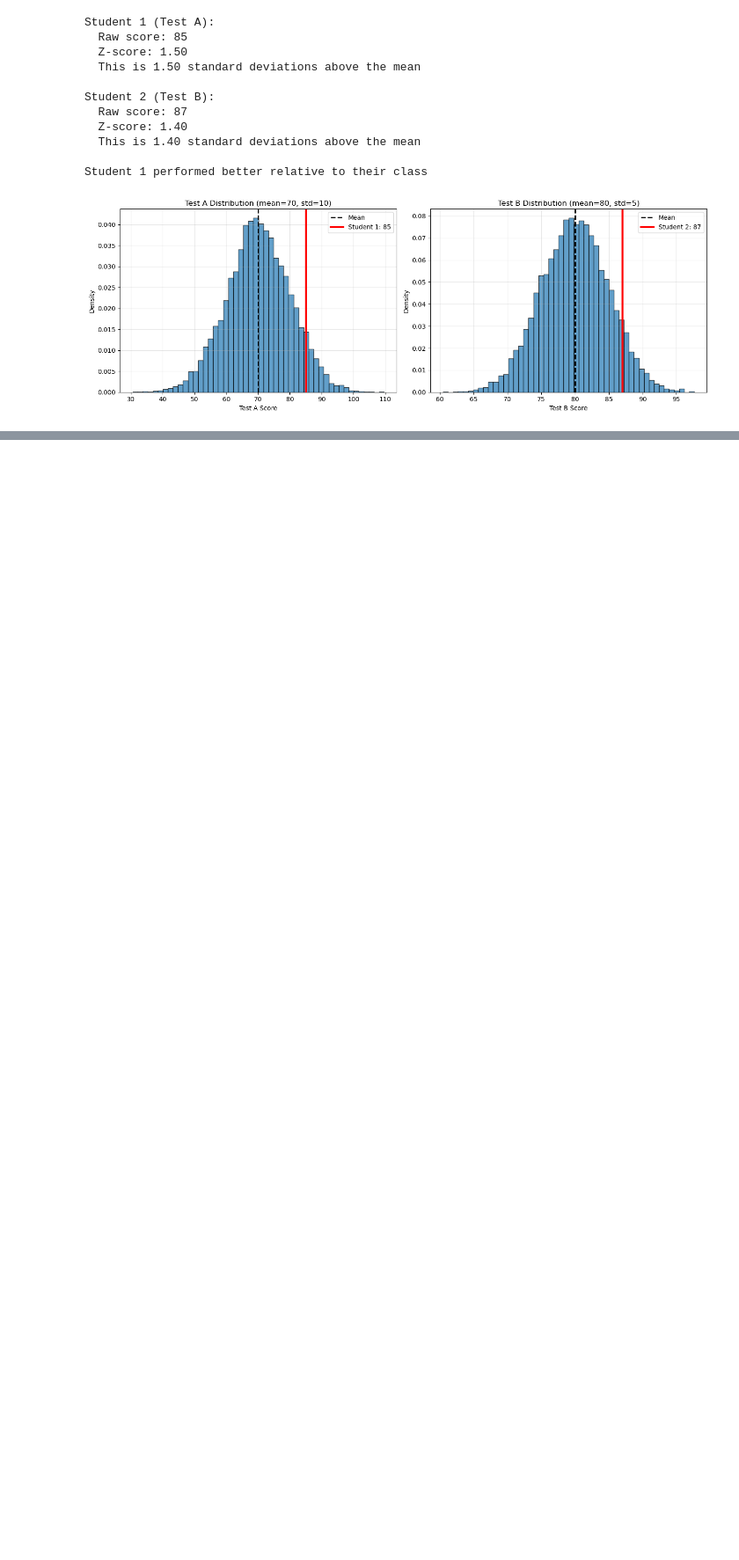
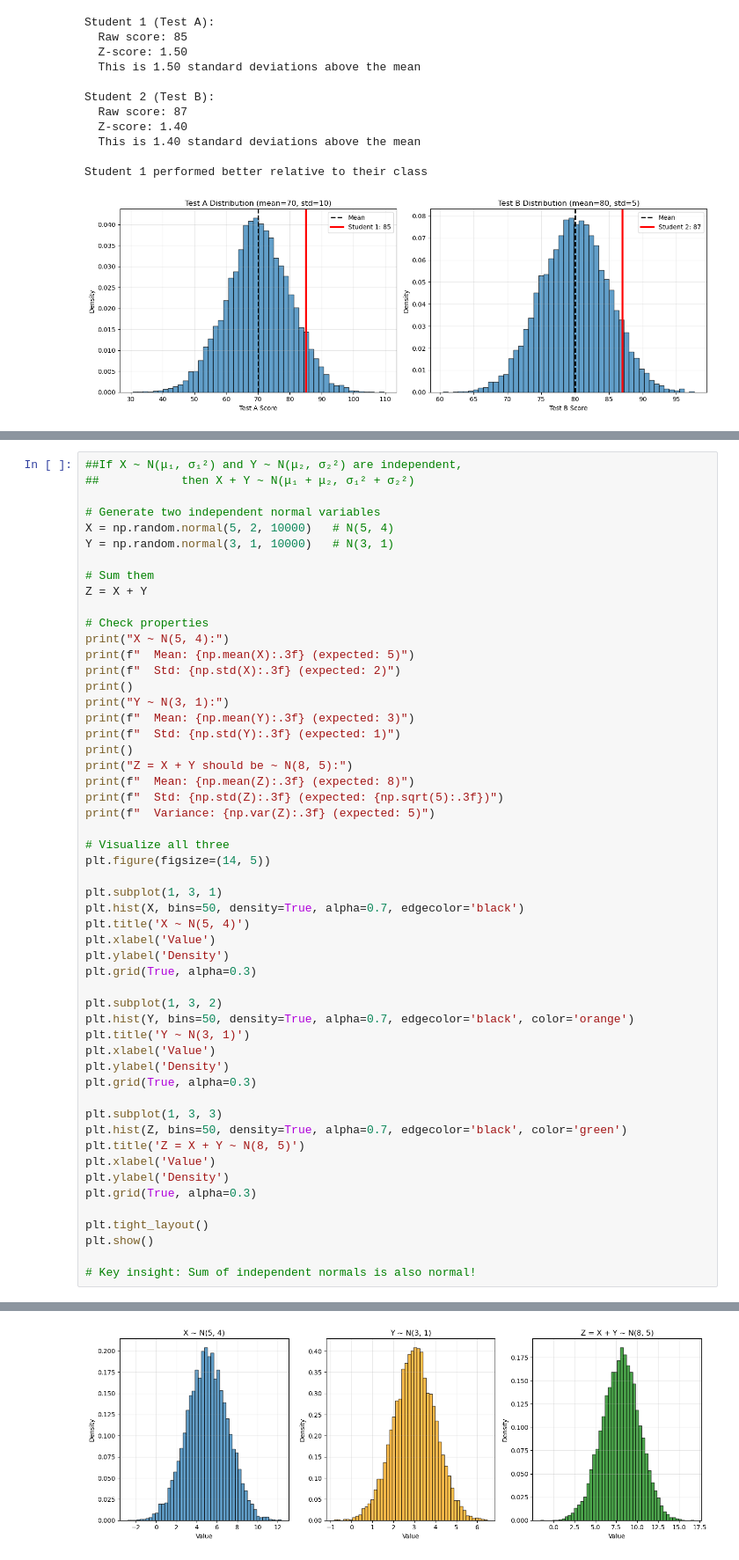
Before and after one commit to Rey3300/PINN-ML-Learning, a Jupyter notebook: week1-python-probability/day4-probability-normal-distributions.ipynb, the cells around one changed output, grey strips where cells are left out. Shown at 88% size. Cells and saved outputs as stored; diff of their text form; blank space fills up the shorter version.

```diff
--- a/week1-python-probability/day4-probability-normal-distributions.ipynb
+++ b/week1-python-probability/day4-probability-normal-distributions.ipynb
@@ -142,0 +189,54 @@ Student 1 performed better relative to their class
+# %%
+##If X ~ N(μ₁, σ₁²) and Y ~ N(μ₂, σ₂²) are independent,
+##            then X + Y ~ N(μ₁ + μ₂, σ₁² + σ₂²)
+
+# Generate two independent normal variables
+X = np.random.normal(5, 2, 10000)   # N(5, 4)
+Y = np.random.normal(3, 1, 10000)   # N(3, 1)
+
+# Sum them
+Z = X + Y
+
+# Check properties
+print("X ~ N(5, 4):")
+print(f"  Mean: {np.mean(X):.3f} (expected: 5)")
+print(f"  Std: {np.std(X):.3f} (expected: 2)")
+print()
+print("Y ~ N(3, 1):")
+print(f"  Mean: {np.mean(Y):.3f} (expected: 3)")
+print(f"  Std: {np.std(Y):.3f} (expected: 1)")
+print()
+print("Z = X + Y should be ~ N(8, 5):")
+print(f"  Mean: {np.mean(Z):.3f} (expected: 8)")
+print(f"  Std: {np.std(Z):.3f} (expected: {np.sqrt(5):.3f})")
+print(f"  Variance: {np.var(Z):.3f} (expected: 5)")
+
+# Visualize all three
+plt.figure(figsize=(14, 5))
+
+plt.subplot(1, 3, 1)
+plt.hist(X, bins=50, density=True, alpha=0.7, edgecolor='black')
+plt.title('X ~ N(5, 4)')
+plt.xlabel('Value')
+plt.ylabel('Density')
+plt.grid(True, alpha=0.3)
+
+plt.subplot(1, 3, 2)
+plt.hist(Y, bins=50, density=True, alpha=0.7, edgecolor='black', color='orange')
+plt.title('Y ~ N(3, 1)')
+plt.xlabel('Value')
+plt.ylabel('Density')
+plt.grid(True, alpha=0.3)
+
+plt.subplot(1, 3, 3)
+plt.hist(Z, bins=50, density=True, alpha=0.7, edgecolor='black', color='green')
+plt.title('Z = X + Y ~ N(8, 5)')
+plt.xlabel('Value')
+plt.ylabel('Density')
+plt.grid(True, alpha=0.3)
+
+plt.tight_layout()
+plt.show()
+
+# Key insight: Sum of independent normals is also normal!
+# %% [output]
@@ -142,0 +255 @@ Student 1 performed better relative to their class
+[figure, added]
```
Also changed, not shown: parts of 3 cells of this notebook.
